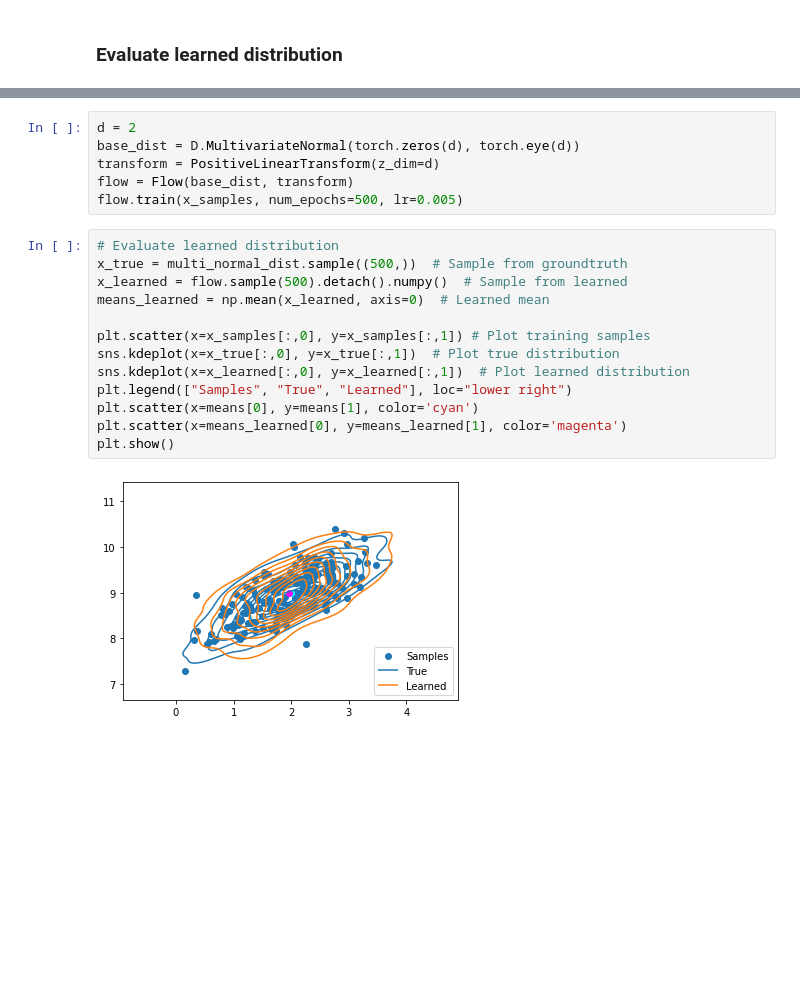
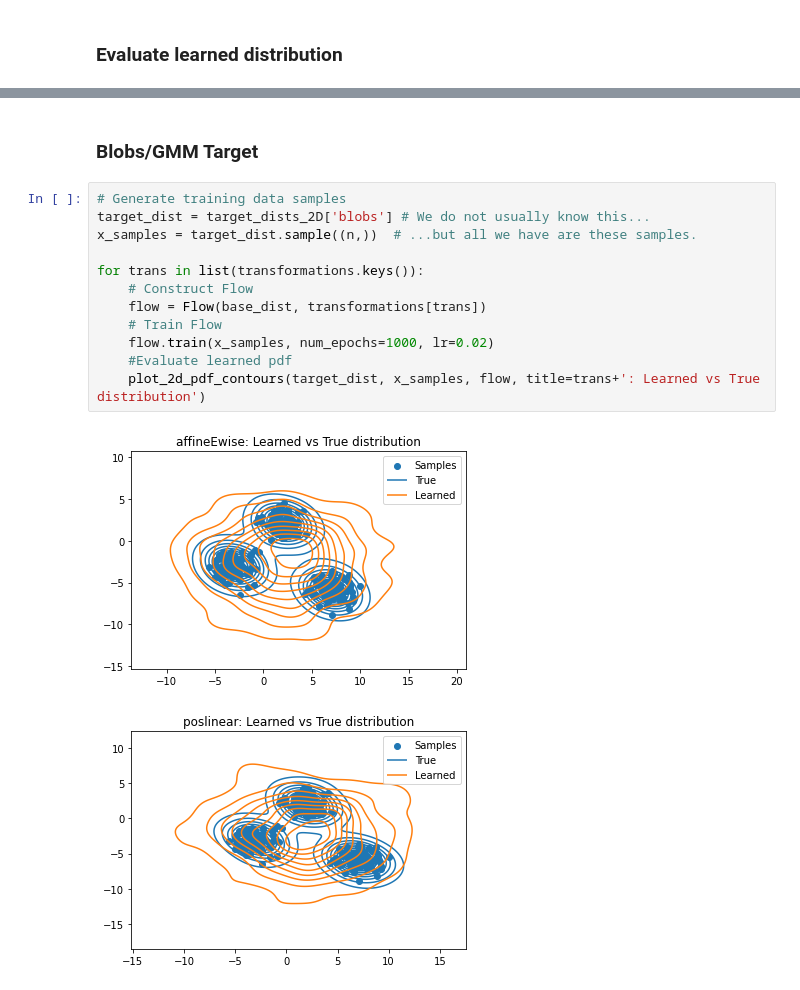
Before and after one commit to JuliaLinhart/NormalizingFlows, a Jupyter notebook: toy_example.ipynb, the cells around one changed output, grey strips where cells are left out. Drawn from its saved outputs; the diff is of its cells as text; blank space fills up the shorter version.

```diff
--- a/toy_example.ipynb
+++ b/toy_example.ipynb
@@ -164,21 +152,17 @@ Let's look at linear transformations $x=Au$ with A a $d \times d$ matrix.
-# %%
-d = 2
-base_dist = D.MultivariateNormal(torch.zeros(d), torch.eye(d))
-transform = PositiveLinearTransform(z_dim=d)
-flow = Flow(base_dist, transform)
-flow.train(x_samples, num_epochs=500, lr=0.005)
-# %%
-# Evaluate learned distribution
-x_true = multi_normal_dist.sample((500,))  # Sample from groundtruth
-x_learned = flow.sample(500).detach().numpy()  # Sample from learned
-means_learned = np.mean(x_learned, axis=0)  # Learned mean
-
-plt.scatter(x=x_samples[:,0], y=x_samples[:,1]) # Plot training samples
-sns.kdeplot(x=x_true[:,0], y=x_true[:,1])  # Plot true distribution
-sns.kdeplot(x=x_learned[:,0], y=x_learned[:,1])  # Plot learned distribution
-plt.legend(["Samples", "True", "Learned"], loc="lower right")
-plt.scatter(x=means[0], y=means[1], color='cyan')
-plt.scatter(x=means_learned[0], y=means_learned[1], color='magenta')
-plt.show()
-# %% [output]
-[figure, removed]
+# %% [markdown]
+### Blobs/GMM Target
+# %%
+# Generate training data samples
+target_dist = target_dists_2D['blobs'] # We do not usually know this...
+x_samples = target_dist.sample((n,))  # ...but all we have are these samples.
+
+for trans in list(transformations.keys()):
+    # Construct Flow
+    flow = Flow(base_dist, transformations[trans])
+    # Train Flow
+    flow.train(x_samples, num_epochs=1000, lr=0.02)
+    #Evaluate learned pdf
+    plot_2d_pdf_contours(target_dist, x_samples, flow, title=trans+': Learned vs True distribution')
+# %% [output]
+[figure, added]
+[figure, added]
```
Also changed, not shown: parts of 20 cells of this notebook, 1 other file.
